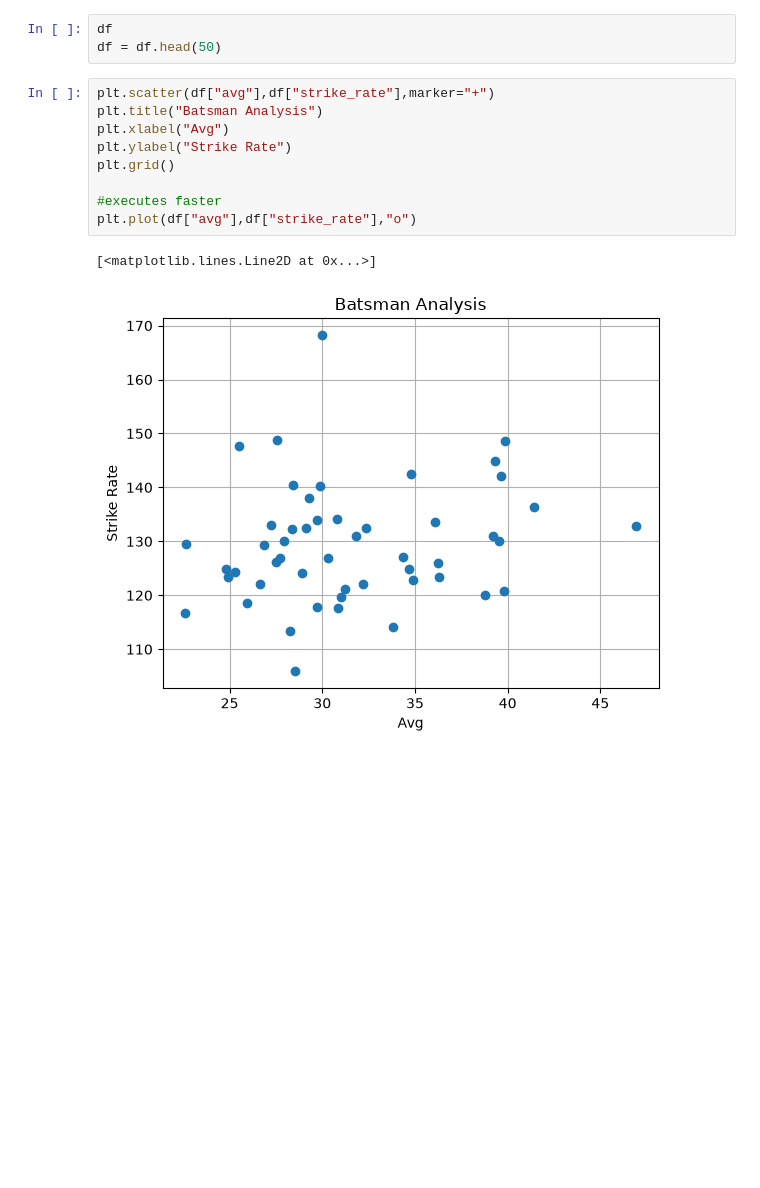
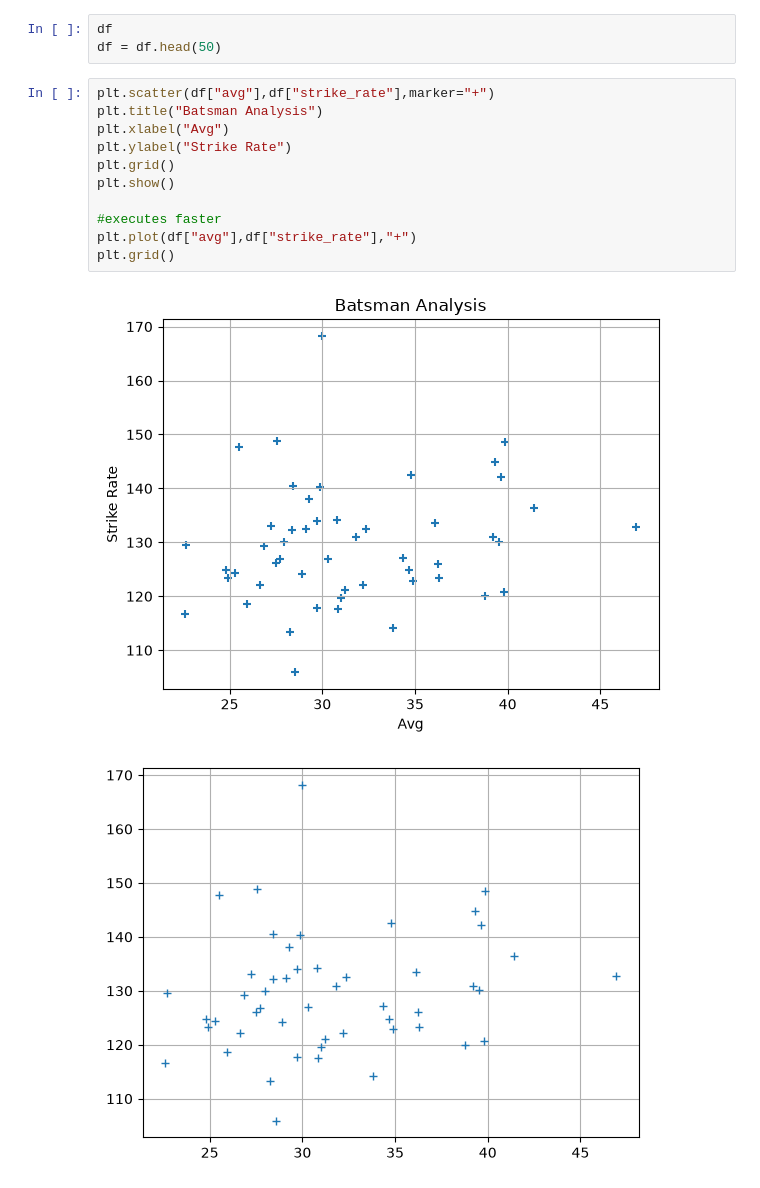
Before and after one commit to pranavwadatkar785-creator/structured-learning, a Jupyter notebook: matpotlibbb/scatter plot.ipynb, the cells around one changed output. Drawn from its saved outputs; the diff is of its cells as text; blank space fills up the shorter version.

```diff
--- a/matpotlibbb/scatter plot.ipynb
+++ b/matpotlibbb/scatter plot.ipynb
@@ -20,12 +20,14 @@ df = df.head(50)
 # %%
 plt.scatter(df["avg"],df["strike_rate"],marker="+")
 plt.title("Batsman Analysis")
 plt.xlabel("Avg")
 plt.ylabel("Strike Rate")
 plt.grid()
+plt.show()
 
 #executes faster
-plt.plot(df["avg"],df["strike_rate"],"o")
+plt.plot(df["avg"],df["strike_rate"],"+")
+plt.grid()
 # %% [output]
-[<matplotlib.lines.Line2D at 0x...>]
-[figure, old version]
+[figure, new version]
+[figure, added]
```
Also changed, not shown: 3 other files.
